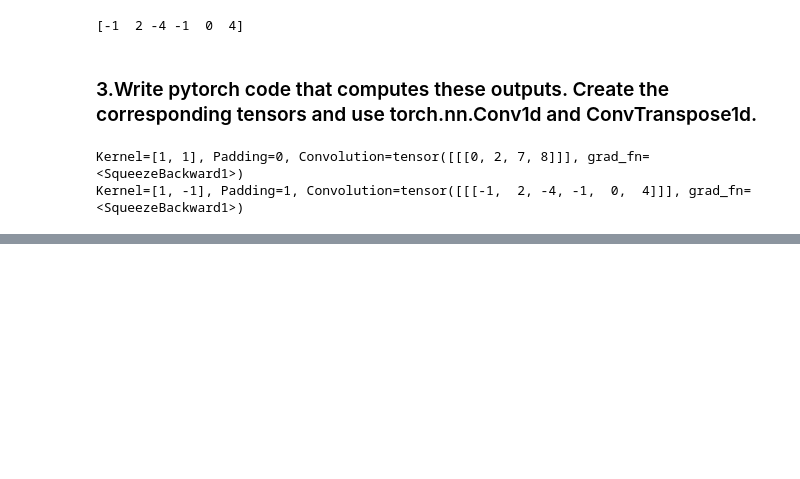
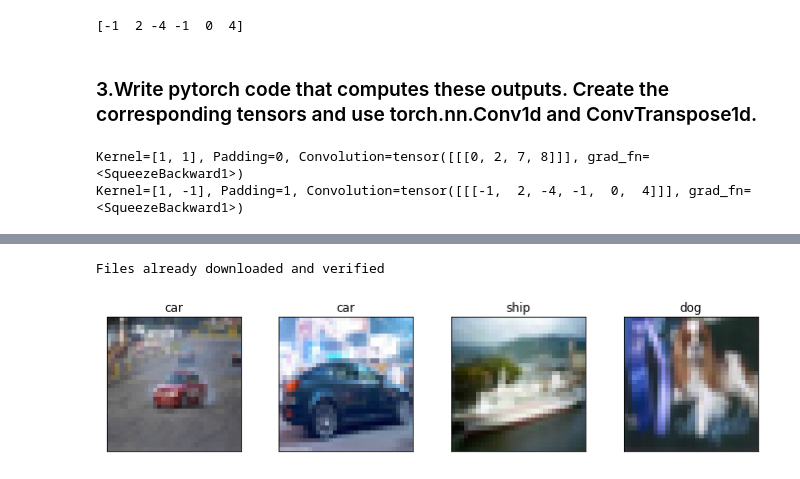
Before and after one commit to yue-cheng-wind/EE460J-Labs, a Jupyter notebook: Lab 9/Lab9.ipynb, the cells around one changed output, grey strips where cells are left out. Cells and saved outputs as stored; diff of their text form; code cells hidden in the pictures; blank space fills up the shorter version.

```diff
--- a/Lab 9/Lab9.ipynb
+++ b/Lab 9/Lab9.ipynb
@@ -61,0 +87,11 @@ Kernel=[1, -1], Padding=1, Convolution=tensor([[[-1,  2, -4, -1,  0,  4]]], grad
+# %%
+trainloader = torch.utils.data.DataLoader(trainset,
+                                         batch_size=4,
+                                         shuffle=True)
+# %%
+testset = torchvision.datasets.CIFAR10(root='./data',
+                                      train=False,
+                                      download=True,
+                                      transform=transform)
+# %% [output]
+Files already downloaded and verified
@@ -61,0 +102,21 @@ Kernel=[1, -1], Padding=1, Convolution=tensor([[[-1,  2, -4, -1,  0,  4]]], grad
+# %%
+classes = ('plane', 'car', 'bird', 'cat', 'deer',
+           'dog', 'frog', 'horse', 'ship', 'truck')
+# %%
+def convert_to_imshow_format(image):
+    image = image/2 + .5
+    image = image.numpy()
+
+    return image.transpose(1,2,0)
+# %%
+dataiter = iter(trainloader)
+images, labels = dataiter.next()
+# %%
+fig, axes = plt.subplots(1, len(images), figsize=(12, 2.5))
+for idx, image in enumerate(images):
+    axes[idx].imshow(convert_to_imshow_format(image))
+    axes[idx].set_title(classes[labels[idx]])
+    axes[idx].set_xticks([])
+    axes[idx].set_yticks([])
+# %% [output]
+[figure, added]
```
Also changed, not shown: parts of 22 cells of this notebook.
